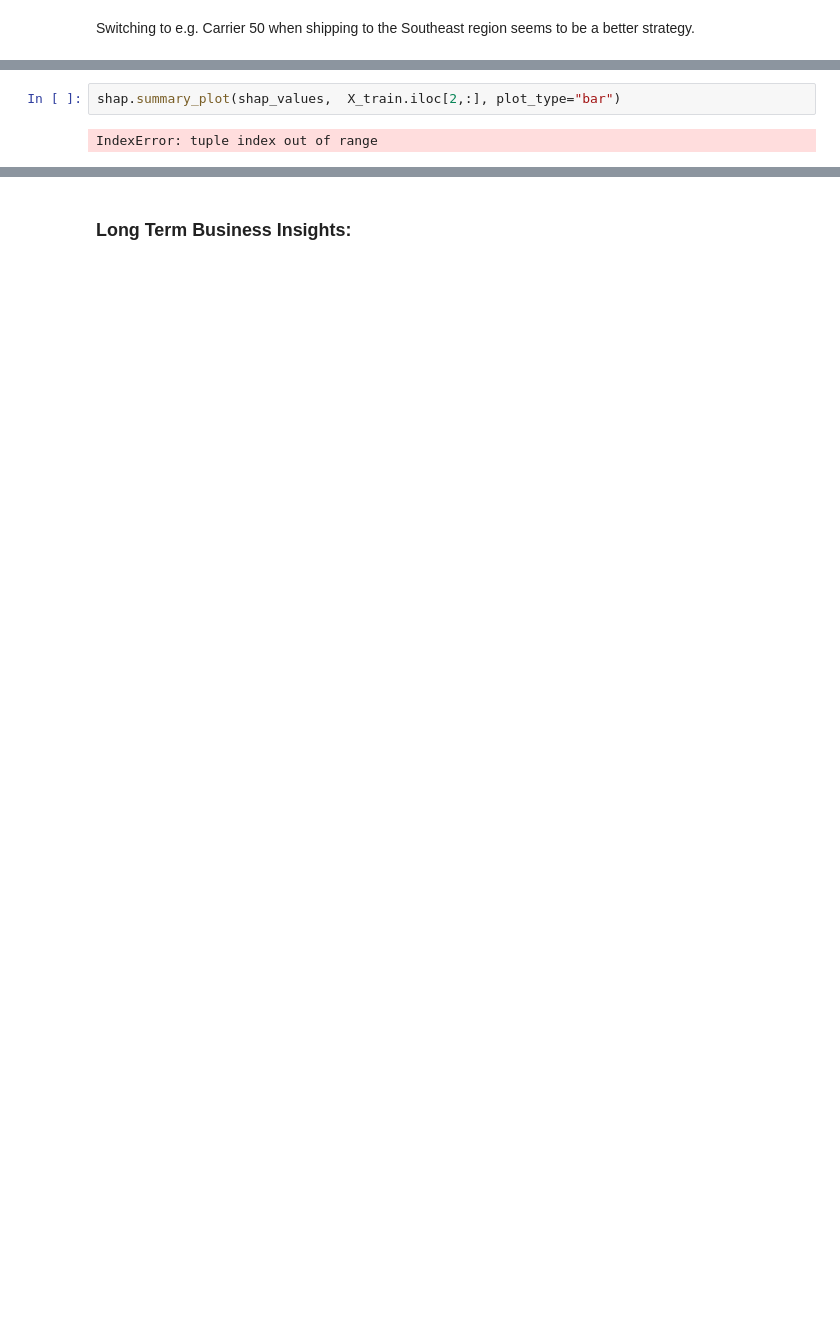
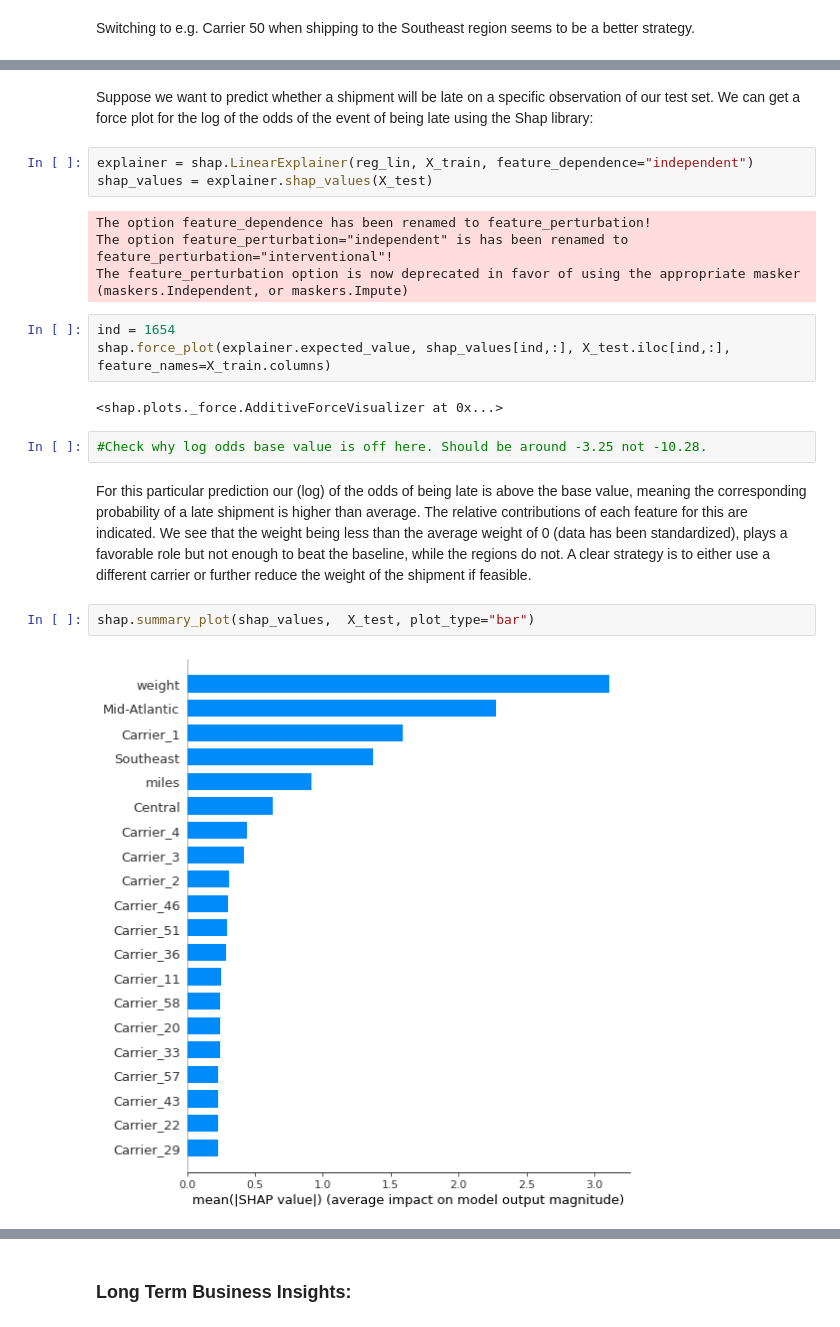
Before and after one commit to abcde799/Feature-Importance, a Jupyter notebook: shap0.ipynb, the cells around one changed output, grey strips where cells are left out. Drawn from its saved outputs; the diff is of its cells as text; blank space fills up the shorter version.

```diff
--- a/shap0.ipynb
+++ b/shap0.ipynb
@@ -584,4 +591,22 @@ shap.force_plot(explainer.expected_value[0], shap_values[0], X_train.iloc[2,:])
+# %% [markdown]
+Suppose we want to predict whether a shipment will be late on a specific observation of our test set. We can get a force plot for the log of the odds of the event of being late using the Shap library:
+# %%
+explainer = shap.LinearExplainer(reg_lin, X_train, feature_dependence="independent")
+shap_values = explainer.shap_values(X_test)
+# %% [output]
+The option feature_dependence has been renamed to feature_perturbation!
+The option feature_perturbation="independent" is has been renamed to feature_perturbation="interventional"!
+The feature_perturbation option is now deprecated in favor of using the appropriate masker (maskers.Independent, or maskers.Impute)
+# %%
+ind = 1654
+shap.force_plot(explainer.expected_value, shap_values[ind,:], X_test.iloc[ind,:], feature_names=X_train.columns)
+# %% [output]
+<shap.plots._force.AdditiveForceVisualizer at 0x...>
+# %%
+#Check why log odds base value is off here. Should be around -3.25 not -10.28.
+# %% [markdown]
+For this particular prediction our (log) of the odds of being late is above the base value, meaning the corresponding probability of a late shipment is higher than average. The relative contributions of each feature for this are indicated. We see that the weight being less than the average weight of 0 (data has been standardized), plays a favorable role but not enough to beat the baseline, while the regions do not. A clear strategy is to either use a different carrier or further reduce the weight of the shipment if feasible.
 # %%
-shap.summary_plot(shap_values,  X_train.iloc[2,:], plot_type="bar")
+shap.summary_plot(shap_values,  X_test, plot_type="bar")
 # %% [output]
-IndexError: tuple index out of range
+[figure, added]
```
Also changed, not shown: parts of 44 cells of this notebook.
